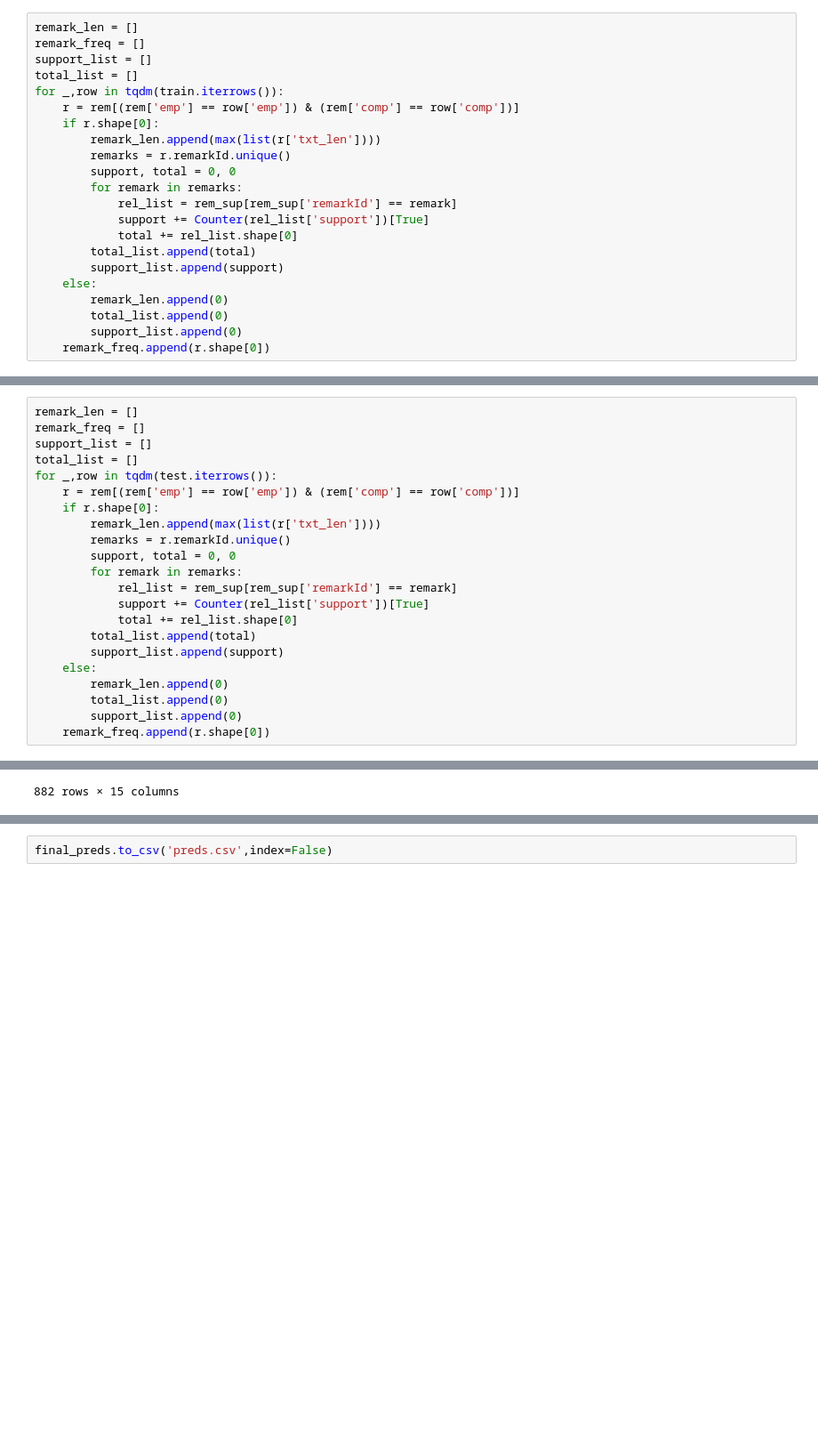
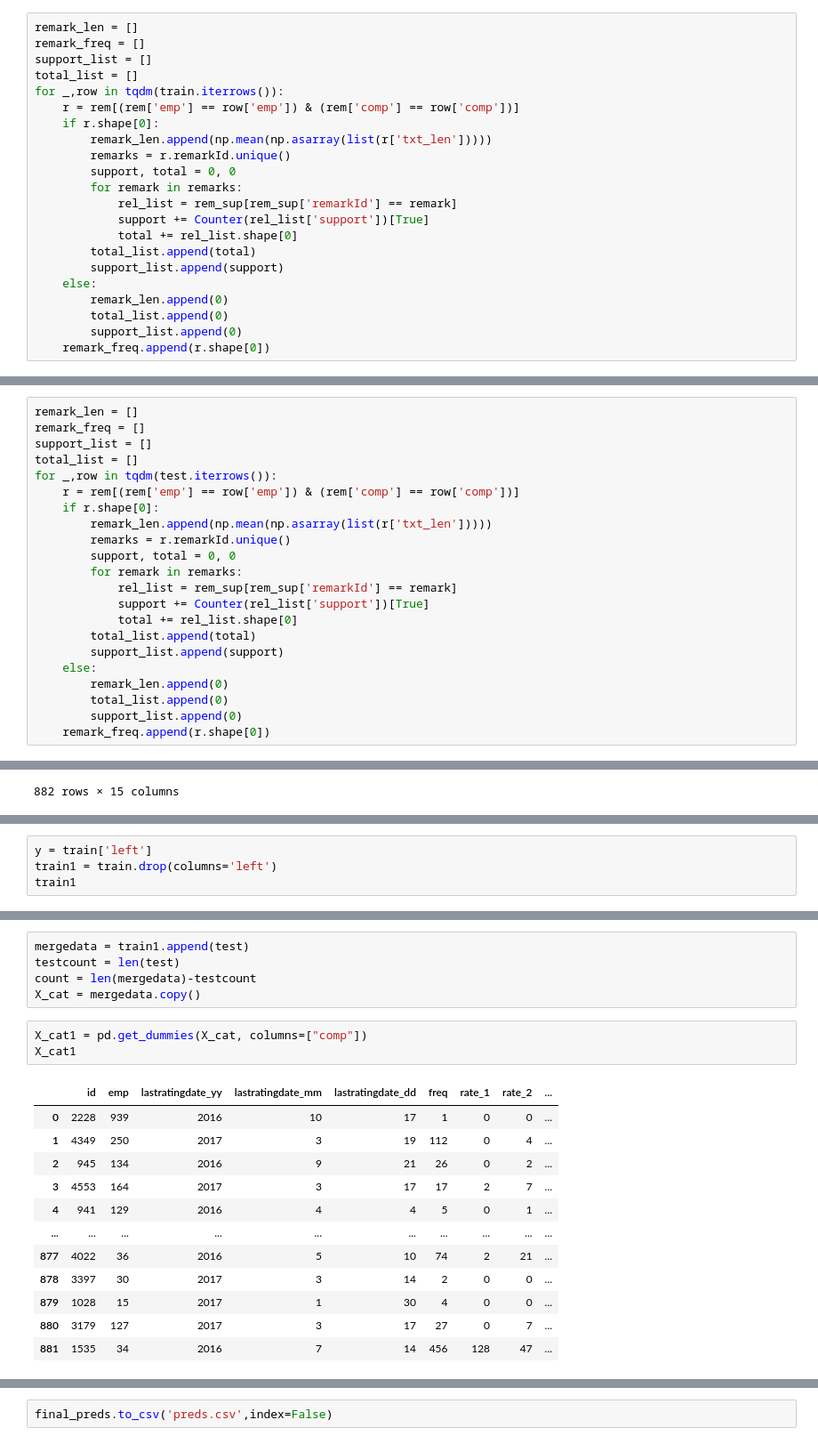
Before and after one commit to sourav22899/cs5691-prml, a Jupyter notebook: contest/cs5691.ipynb, the cells around one changed output, grey strips where cells are left out. Shown at 89% size. Saved outputs shown, nothing was run; the diff lists cells and outputs as text; blank space fills up the shorter version.

```diff
--- a/contest/cs5691.ipynb
+++ b/contest/cs5691.ipynb
@@ -206,7 +206,7 @@ total_list = []
 for _,row in tqdm(train.iterrows()):
     r = rem[(rem['emp'] == row['emp']) & (rem['comp'] == row['comp'])]
     if r.shape[0]:
-        remark_len.append(max(list(r['txt_len'])))
+        remark_len.append(np.mean(np.asarray(list(r['txt_len']))))
         remarks = r.remarkId.unique()
         support, total = 0, 0
         for remark in remarks:
@@ -248,7 +248,7 @@ total_list = []
 for _,row in tqdm(test.iterrows()):
     r = rem[(rem['emp'] == row['emp']) & (rem['comp'] == row['comp'])]
     if r.shape[0]:
-        remark_len.append(max(list(r['txt_len'])))
+        remark_len.append(np.mean(np.asarray(list(r['txt_len']))))
         remarks = r.remarkId.unique()
         support, total = 0, 0
         for remark in remarks:
@@ -302,0 +303,4 @@ train
+# %%
+y = train['left']
+train1 = train.drop(columns='left')
+train1
@@ -302,0 +321,21 @@ train
+# %%
+mergedata = train1.append(test)
+testcount = len(test)
+count = len(mergedata)-testcount
+X_cat = mergedata.copy()
+# %%
+X_cat1 = pd.get_dummies(X_cat, columns=["comp"])
+X_cat1
+# %% [output]
+|  | id | emp | lastratingdate_yy | lastratingdate_mm | lastratingdate_dd | freq | rate_1 | rate_2 | ... |
+| 0 | 2228 | 939 | 2016 | 10 | 17 | 1 | 0 | 0 | ... |
+| 1 | 4349 | 250 | 2017 | 3 | 19 | 112 | 0 | 4 | ... |
+| 2 | 945 | 134 | 2016 | 9 | 21 | 26 | 0 | 2 | ... |
+| 3 | 4553 | 164 | 2017 | 3 | 17 | 17 | 2 | 7 | ... |
+| 4 | 941 | 129 | 2016 | 4 | 4 | 5 | 0 | 1 | ... |
+| ... | ... | ... | ... | ... | ... | ... | ... | ... | ... |
+| 877 | 4022 | 36 | 2016 | 5 | 10 | 74 | 2 | 21 | ... |
+| 878 | 3397 | 30 | 2017 | 3 | 14 | 2 | 0 | 0 | ... |
+| 879 | 1028 | 15 | 2017 | 1 | 30 | 4 | 0 | 0 | ... |
+| 880 | 3179 | 127 | 2017 | 3 | 17 | 27 | 0 | 7 | ... |
+| 881 | 1535 | 34 | 2016 | 7 | 14 | 456 | 128 | 47 | ... |
```
Also changed, not shown: parts of 17 cells of this notebook, 3 other files.
